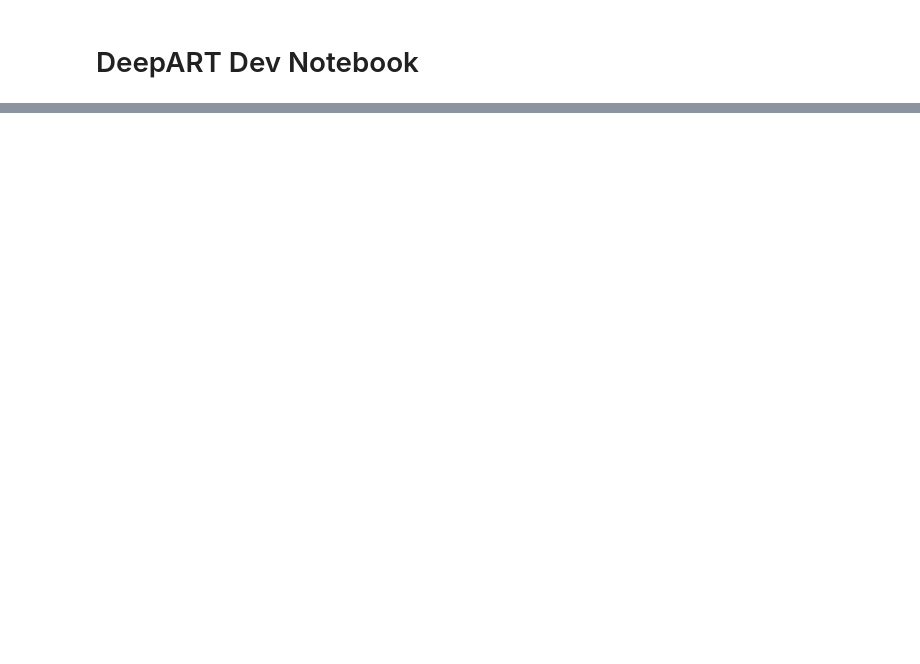
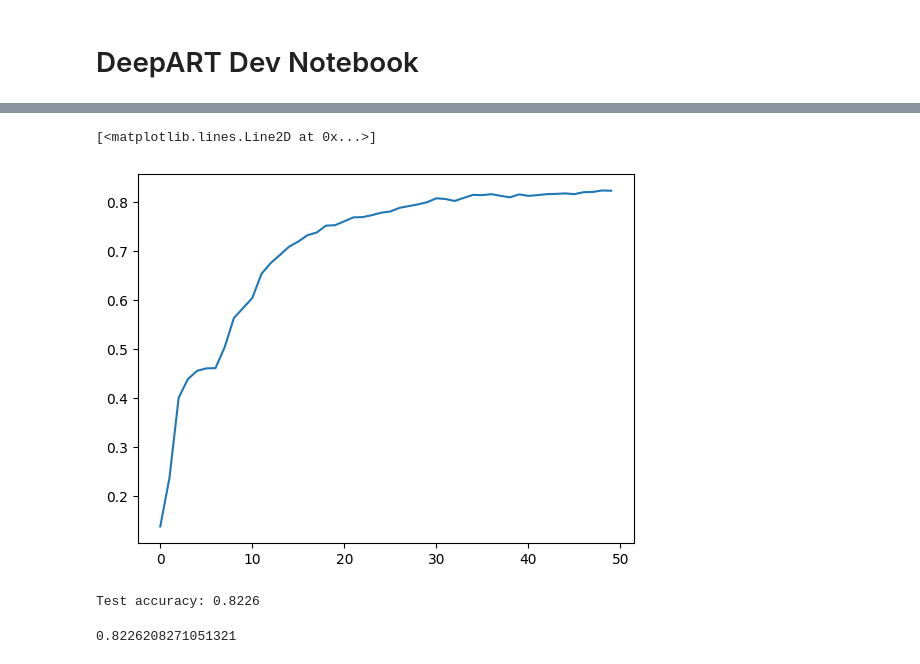
Before and after one commit to AP6YC/DeepART, a Jupyter notebook: notebooks/deepart.ipynb, the cells around one changed output, grey strips where cells are left out. Saved outputs shown, nothing was run; the diff lists cells and outputs as text; code cells hidden in the pictures; blank space fills up the shorter version.

Commit message:
Working hebb, wh notebook

```diff
--- a/notebooks/deepart.ipynb
+++ b/notebooks/deepart.ipynb
@@ -8,0 +25,4 @@ from typing import List, Tuple, Dict, Any
+# %%
+# device = torch.device("mps")
+device = torch.accelerator.current_accelerator().type if torch.accelerator.is_available() else "cpu"
+print(f"Using {device} device")
@@ -52,0 +203,40 @@ class Oja(LocalUpdate):
+# %%
+def test(model, test_loader, toprint=False):
+    model.eval()
+    correct = 0
+    total = 0
+    with torch.no_grad():
+        for data, target in test_loader:
+
+            if GPU:
+                data = data.to(device)
+                target = target.to(device)
+
+            output = model(data)
+            pred = output.argmax(dim=1)
+            correct += (pred == target).sum().item()
+            total += target.size(0)
+    accuracy = correct / total
+    if toprint:
+        print(f"Test accuracy: {accuracy:.4f}")
+    return accuracy
+
+perfs = []
+n_epochs = 50
+for ie in range(50):
+    for data, target in tqdm(loader):
+        if GPU:
+            data = data.to(device)
+            target = target.to(device)
+        hebb_updater.update_model(data, target, model.fc)
+    perfs.append(test(model, test_loader))
+# %%
+plt.plot(range(n_epochs), perfs)
+# %% [output]
+[<matplotlib.lines.Line2D at 0x...>]
+[figure, added]
+# %%
+test(model, test_loader, toprint=True)
+# %% [output]
+Test accuracy: 0.8226
+0.8226208271051321
```
Also changed, not shown: parts of 12 cells of this notebook.
